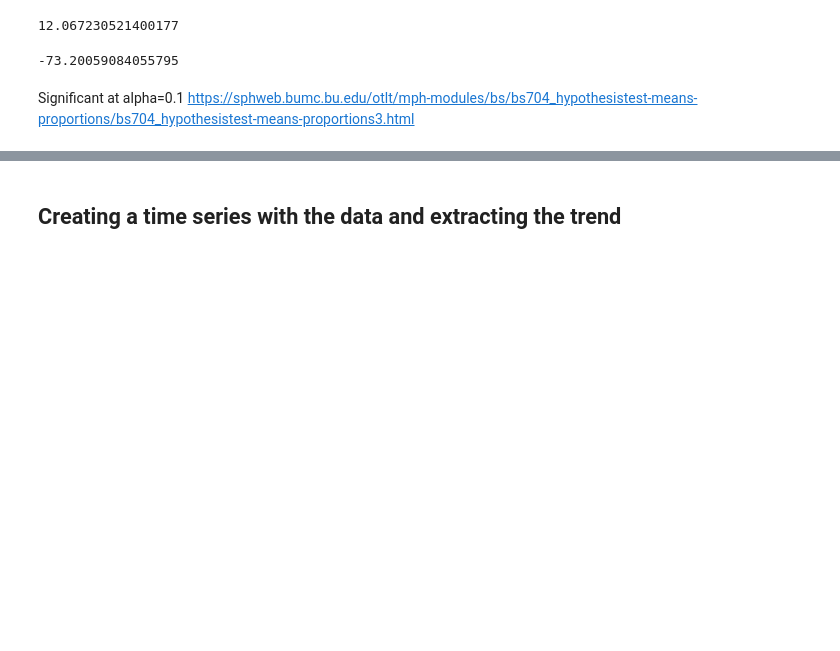
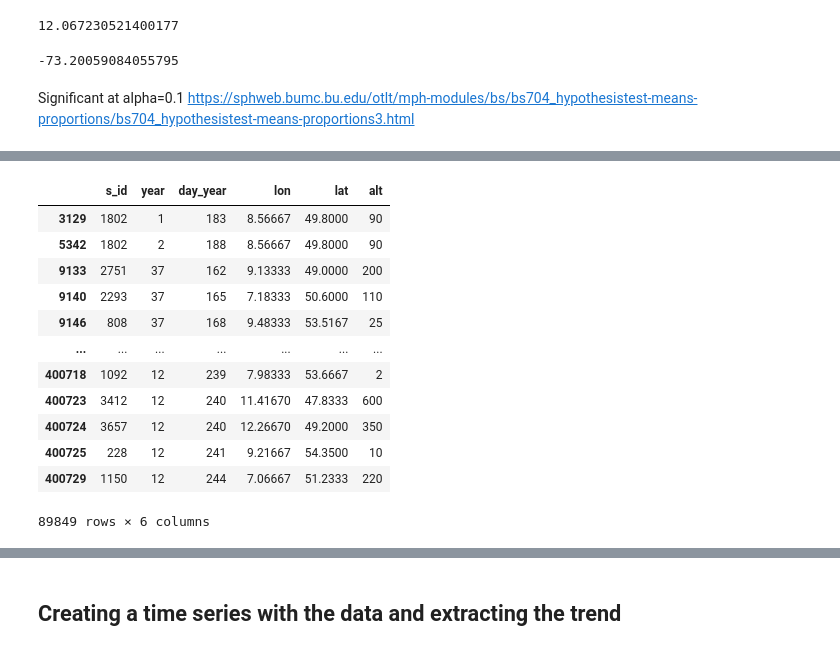
Before and after one commit to GParolini/phenology_data, a Jupyter notebook: code/7_winterbarley.ipynb, the cells around one changed output, grey strips where cells are left out. Cells and saved outputs as stored; diff of their text form; code cells hidden in the pictures; blank space fills up the shorter version.

```diff
--- a/code/7_winterbarley.ipynb
+++ b/code/7_winterbarley.ipynb
@@ -190,0 +296,20 @@ Significant at alpha=0.1 https://sphweb.bumc.bu.edu/otlt/mph-modules/bs/bs704_hy
+# %%
+lst_years = sorted(df_harvest['year'].unique().tolist())
+numbers = [i for i in range (1,69,1)]
+years_dict = dict(zip(lst_years,numbers))
+df_test = df_harvest.replace({'year':years_dict})
+df_test
+# %% [output]
+|  | s_id | year | day_year | lon | lat | alt |
+| 3129 | 1802 | 1 | 183 | 8.56667 | 49.8000 | 90 |
+| 5342 | 1802 | 2 | 188 | 8.56667 | 49.8000 | 90 |
+| 9133 | 2751 | 37 | 162 | 9.13333 | 49.0000 | 200 |
+| 9140 | 2293 | 37 | 165 | 7.18333 | 50.6000 | 110 |
+| 9146 | 808 | 37 | 168 | 9.48333 | 53.5167 | 25 |
+| ... | ... | ... | ... | ... | ... | ... |
+| 400718 | 1092 | 12 | 239 | 7.98333 | 53.6667 | 2 |
+| 400723 | 3412 | 12 | 240 | 11.41670 | 47.8333 | 600 |
+| 400724 | 3657 | 12 | 240 | 12.26670 | 49.2000 | 350 |
+| 400725 | 228 | 12 | 241 | 9.21667 | 54.3500 | 10 |
+| 400729 | 1150 | 12 | 244 | 7.06667 | 51.2333 | 220 |
+89849 rows × 6 columns
```
Also changed, not shown: parts of 14 cells of this notebook, 4 other files.
